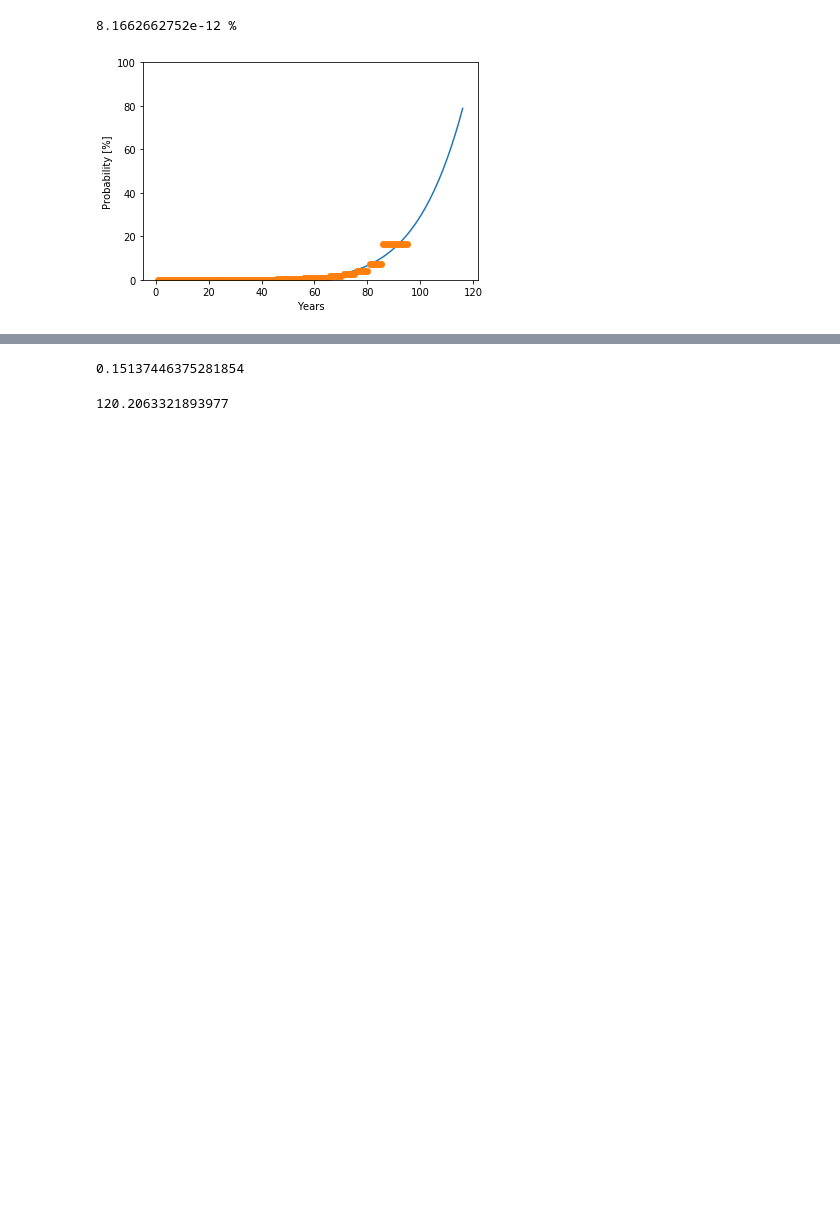
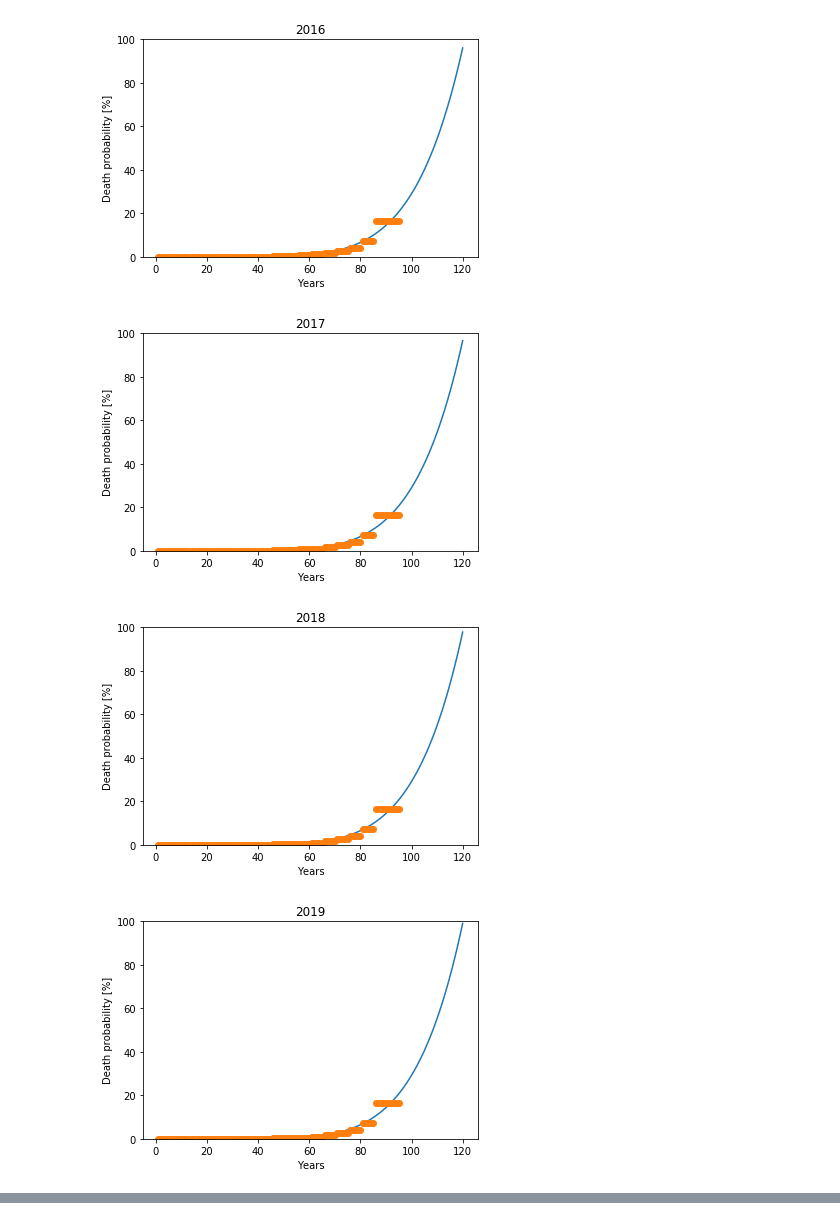
Before and after one commit to H00N24/IMS, a Jupyter notebook: test numpy least.ipynb, the cells around one changed output, grey strips where cells are left out. Drawn from its saved outputs; the diff is of its cells as text; code cells hidden in the pictures; blank space fills up the shorter version.

```diff
--- a/test numpy least.ipynb
+++ b/test numpy least.ipynb
@@ -5,9 +5,6 @@ import numpy as np
 
 import json
 
-names = ['0', '1–4', '5–9', '10–14', '15–19', '20–24', '25–29', '30–34', '35–39', '40–44', '45–49', '50–54', '55–59', '60–64', '65–69', '70–74', '75–79', '80–84', '85+']
-years = [1970, 1975, 1980, 1985, 1990, 1995, 2000, 2005, 2006, 2007, 2008, 2009, 2010, 2011, 2012, 2013, 2014, 2015, 2016]
-
-with open('data.json') as inp:
+with open('new_data.json', 'r') as inp:
     data = json.load(inp)
 # %%
@@ -62,32 +65,26 @@ for part, name in zip(data, names):
-# %%
-print(celkovo, "%")
-# %% [output]
-8.1662662752e-12 %
 # %%
-def model(val, x):
-    #return val[0]/(x**val[1] + val[2])
-    return  val[0] + val[1]*x**val[2]
-   # return val[0] * (x ** 2 + val[1] * x) / (x ** 2 + val[2] * x + val[3])
+for year in range(2016, 2050):
+    values = []
+    for res in ress:
+        val = model_down(res.x, year/2016)
+        values += [val] * 5
+    values += [values[-1]] * 5
 
-def func(val, x, y):
-    return model(val, x) - y
+    y = np.array(values)
+    x = np.array(range(1, len(values) + 1))
 
-test = []
-for i in amp:
-    test += [i]*5
+    x0 = np.array([1, 1, 1])
+    res = least_squares(func_up, x0,args=(x, y))
 
-test += [test[-1]]*5
-y = np.array(test)
-x = np.array(range(1,len(test)+1))
-
-x0 = np.array([1,1, 1])
-
-res = least_squares(func, x0, args=(x, y))
-xnew = np.linspace(1, 116, 116)
-plt.xlabel('Years')
-plt.ylabel('Probability [%]')
-plt.plot(xnew, model(res.x, xnew), '-', x , y , 'o')
-plt.ylim(0,100)
-plt.show()
+    xnew = np.linspace(1, 120, 120)
+    plt.title(year)
+    plt.xlabel('Years')
+    plt.ylabel('Death probability [%]')
+    plt.plot(xnew, model_up(res.x, xnew), '-', x , y , 'o')
+    plt.ylim(0,100)
+    plt.show()
 # %% [output]
-[figure, old version]
+[figure, new version]
+[figure, added]
+[figure, added]
+[figure, added]
@@ -94,8 +99,0 @@ plt.show()
-# %%
-res.x[0]
-# %% [output]
-0.15137446375281854
-# %%
-np.power((100 - res.x[0])/res.x[1], 1/res.x[2])
-# %% [output]
-120.2063321893977
```
Also changed, not shown: parts of 3 cells of this notebook, 4 other files.
